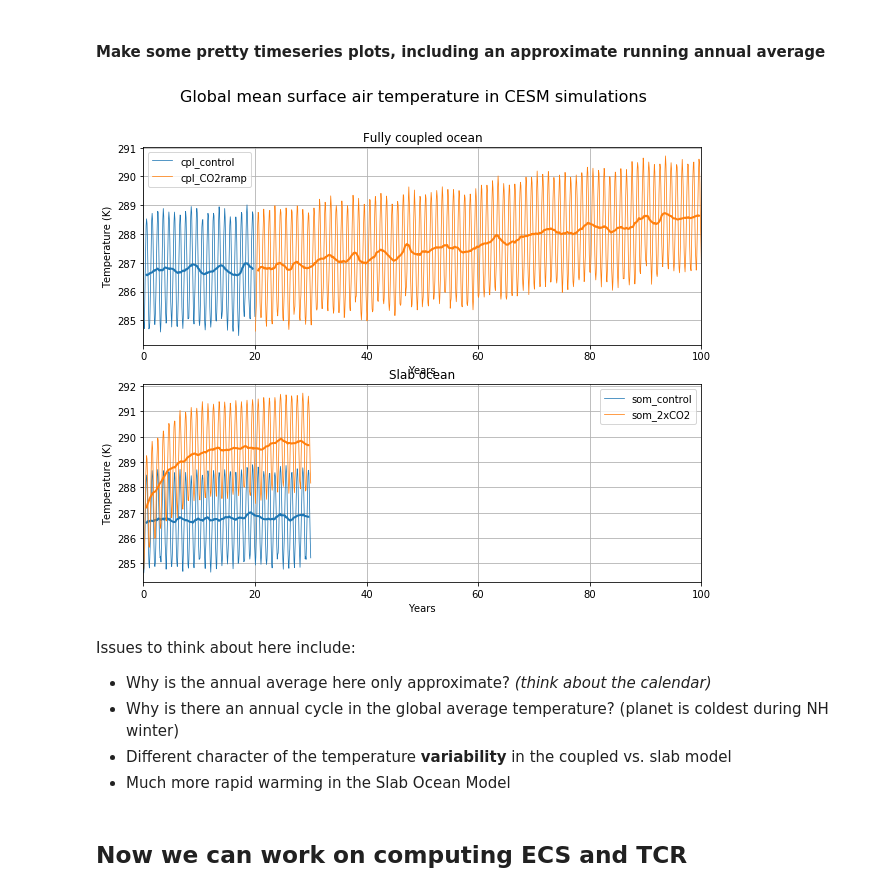
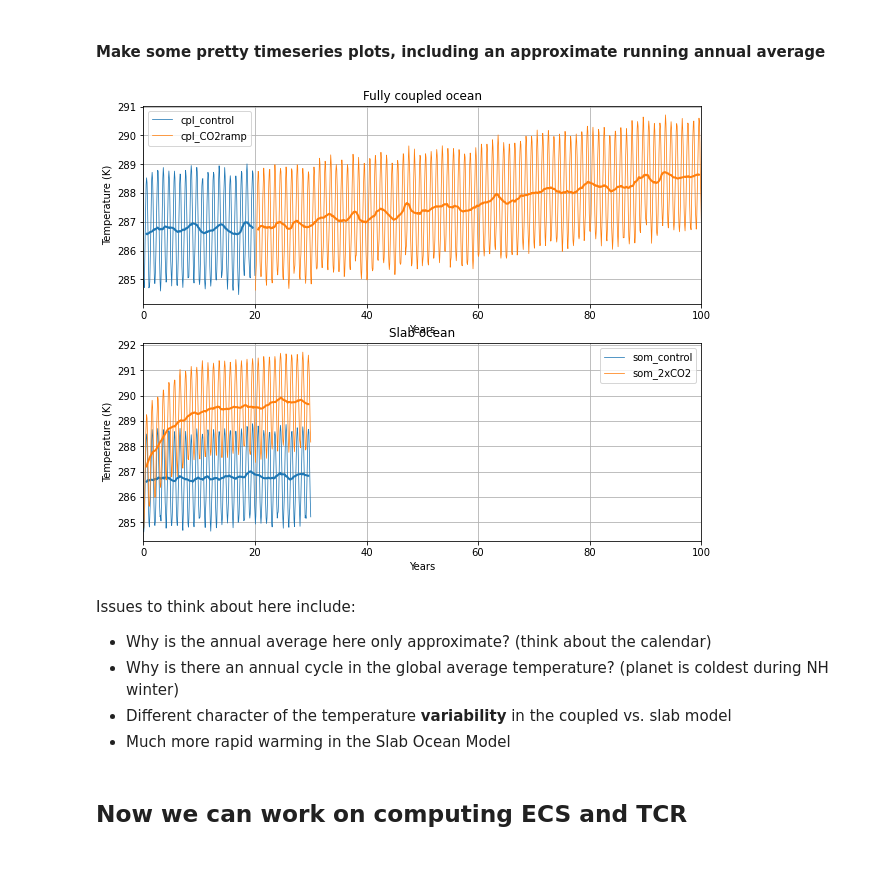
Before and after one commit to nfeldl/ClimateLaboratoryBook, a Jupyter notebook: content/courseware/transient-cesm.ipynb, the cells around one changed output. Drawn from its saved outputs; the diff is of its cells as text; code cells hidden in the pictures; blank space fills up the shorter version.

```diff
--- a/content/courseware/transient-cesm.ipynb
+++ b/content/courseware/transient-cesm.ipynb
@@ -44,15 +42,15 @@ import xarray as xr
 # %% [markdown]
 ## Load the concatenated output from the CAM output (atmosphere)
 # %%
+# a dictionary of case names
 casenames = {'cpl_control': 'cpl_1850_f19',
              'cpl_CO2ramp': 'cpl_CO2ramp_f19',
              'som_control': 'som_1850_f19',
              'som_2xCO2':   'som_1850_2xCO2',
             }
 # The path to the THREDDS server, should work from anywhere
-basepath = 'http://thredds.atmos.albany.edu:8080/thredds/dodsC/CESMA/'
-# For better performance if you can access the roselab_rit filesystem (e.g. from JupyterHub)
-#basepath = '/roselab_rit/cesm_archive/'
+#basepath = 'http://thredds.atmos.albany.edu:8080/thredds/dodsC/CESMA/'
+basepath = '../Data/CESMA/'
 casepaths = {}
 for name in casenames:
     casepaths[name] = basepath + casenames[name] + '/concatenated/'
@@ -143,37 +141,25 @@ for name in casenames:
 # %%
 fig, axes = plt.subplots(2,1,figsize=(10,8))
 for name in casenames:
-    if 'cpl' in name:
-        ax = axes[0]
-        ax.set_title('Fully coupled ocean')
-    else:
-        ax = axes[1]
-        ax.set_title('Slab ocean')
+    if 'cpl' in name: ax = axes[0]; ax.set_title('Fully coupled ocean')
+    else: ax = axes[1]; ax.set_title('Slab ocean')
     field = TREFHT_global[name]
     field_running = field.rolling(time=12, center=True).mean()
-    line = ax.plot(field.time / days_per_year,
-                   field,
-                   label=name,
-                   linewidth=0.75,
-                   )
-    ax.plot(field_running.time / days_per_year,
-            field_running,
-            color=line[0].get_color(),
-            linewidth=2,
-           )
+    line = ax.plot(field.time / days_per_year, field, label=name, linewidth=0.75)
+    ax.plot(field_running.time / days_per_year, field_running, color=line[0].get_color(), linewidth=2)
+
 for ax in axes:
     ax.legend();
     ax.set_xlabel('Years')
     ax.set_ylabel('Temperature (K)')
     ax.grid();
     ax.set_xlim(0,100)
-fig.suptitle('Global mean surface air temperature in CESM simulations', fontsize=16);
 # %% [output]
-[figure, old version]
+[figure, new version]
 # %% [markdown]
 Issues to think about here include:
 
-- Why is the annual average here only approximate? *(think about the calendar)*
+- Why is the annual average here only approximate? (think about the calendar)
 - Why is there an annual cycle in the global average temperature? (planet is coldest during NH winter)
 - Different character of the temperature **variability** in the coupled vs. slab model
 - Much more rapid warming in the Slab Ocean Model
```
Also changed, not shown: parts of 5 cells of this notebook.
